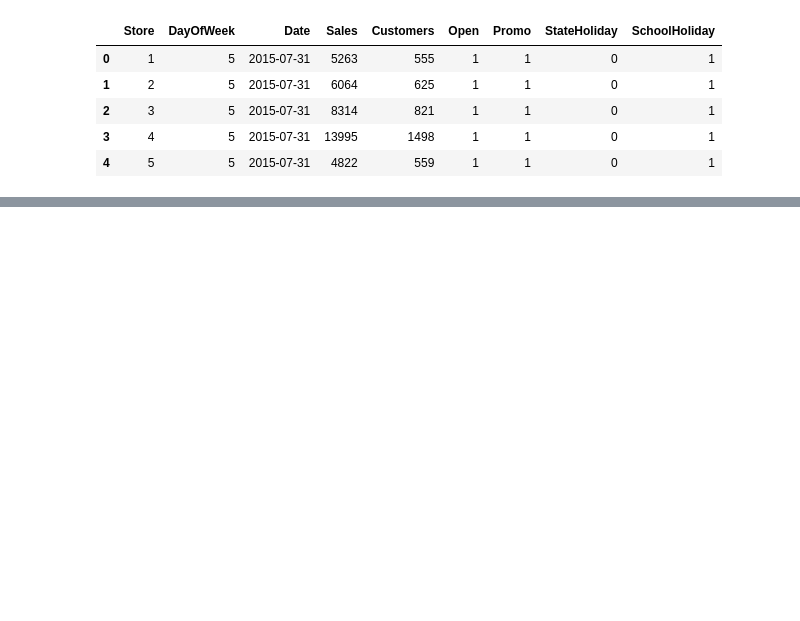
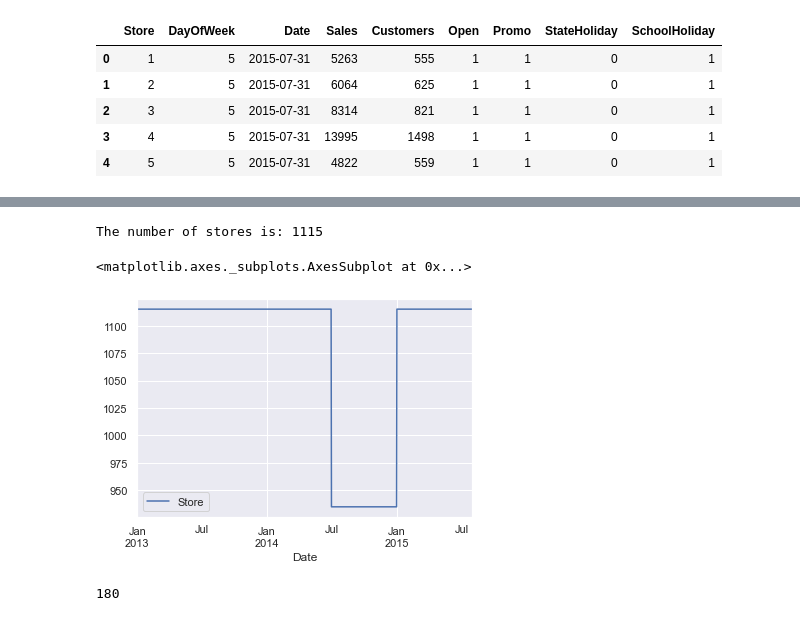
Before and after one commit to yoyo6022/covid-19, a Jupyter notebook: Notebook/Data Wrangling-Copy1.ipynb, the cells around one changed output, grey strips where cells are left out. Drawn from its saved outputs; the diff is of its cells as text; code cells hidden in the pictures; blank space fills up the shorter version.

```diff
--- a/Notebook/Data Wrangling-Copy1.ipynb
+++ b/Notebook/Data Wrangling-Copy1.ipynb
@@ -22,0 +49,2 @@ df.head()
+# %%
+df.Date = pd.to_datetime(df.Date, format='%Y-%m-%d')
@@ -22,0 +70,21 @@ df.head()
+# %%
+df = df.sort_values(['Date', 'Store'], ascending=True)
+# %%
+# Check the number of stores
+
+print('The number of stores is: {}'.format(len(set(df.Store))))
+# %% [output]
+The number of stores is: 1115
+# %%
+pd.pivot_table(df[['Date', 'Store']], index='Date', aggfunc='count').plot()
+# %% [output]
+<matplotlib.axes._subplots.AxesSubplot at 0x...>
+[figure, added]
+# %%
+a = set(df[df.Date=='2014-08-01'].Store)
+b = set(df[df.Date=='2013-08-01'].Store)
+
+
+len(b.difference(a))
+# %% [output]
+180
```
Also changed, not shown: parts of 78 cells of this notebook.
